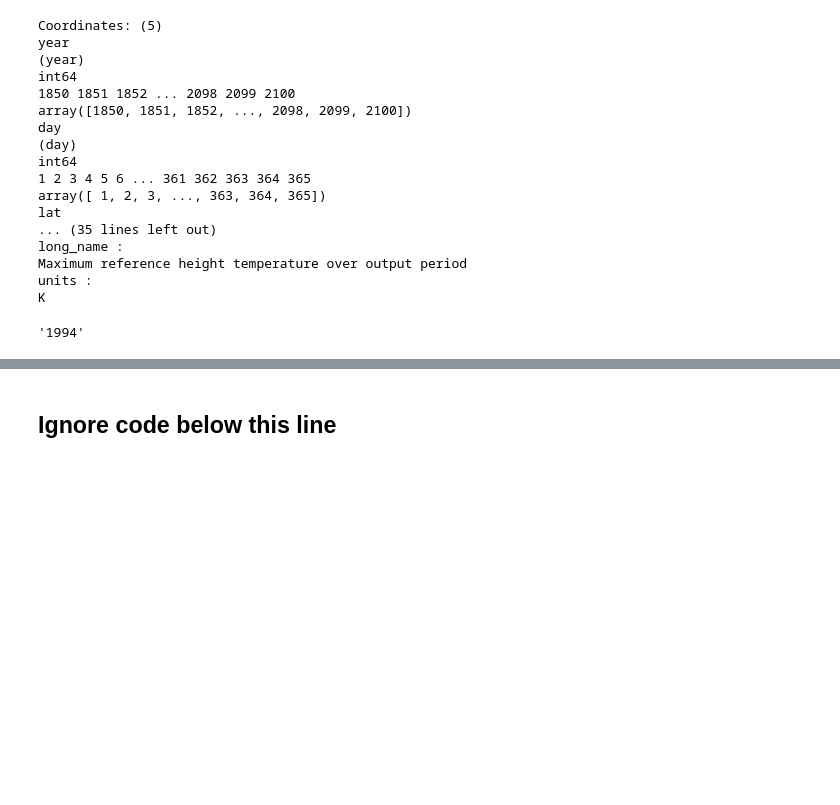
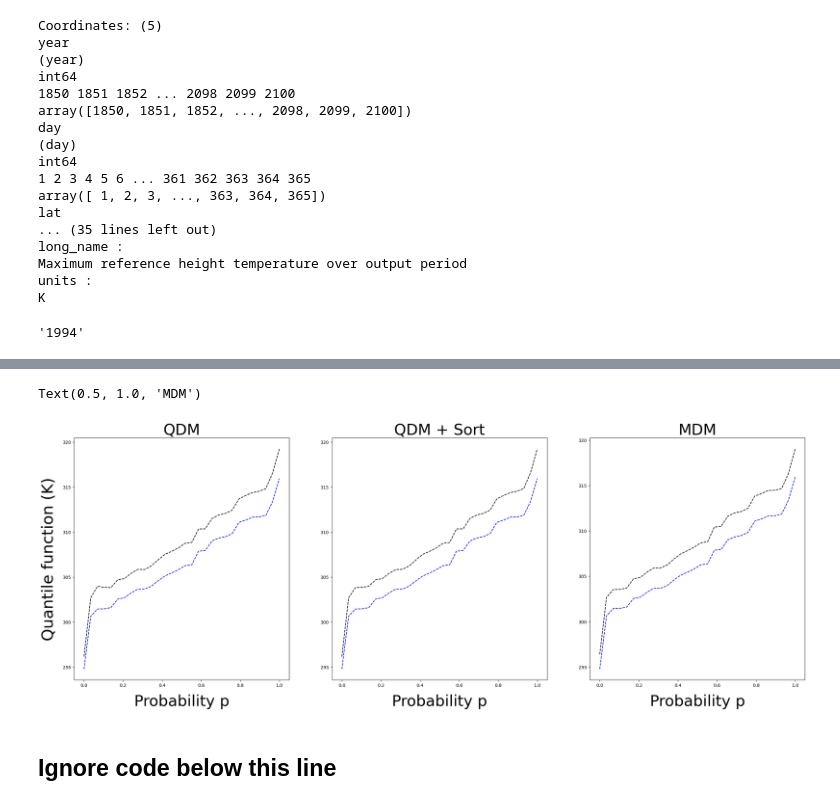
Before and after one commit to hrhampapura/moment_delta_mapping, a Jupyter notebook: lens_analysis/notebooks/SGP.ipynb, the cells around one changed output, grey strips where cells are left out. Drawn from its saved outputs; the diff is of its cells as text; code cells hidden in the pictures; blank space fills up the shorter version.

```diff
--- a/lens_analysis/notebooks/SGP.ipynb
+++ b/lens_analysis/notebooks/SGP.ipynb
@@ -528,3 +559,0 @@ Wall time: 440 ms
-# %%
-qsgp_qdm =  implement_qdm(qsgp_obs,qsgp_cur.sel(day=doy).values,qsgp_eoc.sel(day=doy).values)
-qsgp_qdm
@@ -566,0 +603,31 @@ Wall time: 222 ms
+# %%
+%%time
+# Plot the 3 figures as a 3-panel plot
+# Setting up the figure and subplots
+fig, axs = plt.subplots(1, 3, figsize=(30, 10)) # 3 plots - side by side
+
+#Plot for QDM
+axs[0].plot(quants,qsgp_obs.sel(day=doy),'b--', label ='Current:Obs')
+# axs[0].plot(quants,qsgp_eoc.sel(day=doy),color= 'orange', label='EOC: model')
+# axs[0].plot(quants,qsgp_cur.sel(day=doy), color='blue',label ='Current: model')
+axs[0].plot(quants,qsgp_qdm.sel(day=doy),'k--',label='QDM')
+axs[0].set_ylabel('Quantile function (K)',fontweight=500,fontsize=36,labelpad=15)
+axs[0].set_xlabel('Probability p',fontweight=500,fontsize=35,labelpad=15)
+axs[0].set_title('QDM',fontweight=500,fontsize=35)
+
+#Plot for QDM + sort
+axs[1].plot(quants,qsgp_obs.sel(day=doy),'b--', label ='Current:Obs')
+# axs[1].plot(quants,qsgp_eoc.sel(day=doy),color= 'orange', label='EOC: model')
+# axs[1].plot(quants,qsgp_cur.sel(day=doy), color='blue',label ='Current: model')
+axs[1].plot(quants,qsgp_sqdm.sel(day=doy),'k--',label='QDM + Sort')
+axs[1].set_xlabel('Probability p',fontweight=500,fontsize=35,labelpad=15)
+axs[1].set_title('QDM + Sort',fontweight=500,fontsize=35)
+
+#Plot for MDM
+axs[2].plot(quants,qsgp_obs.sel(day=doy),'b--', label ='Current:Obs')
+# axs[2].plot(quants,qsgp_eoc.sel(day=doy),color= 'orange', label='EOC: model')
+# axs[2].plot(quants,qsgp_cur.sel(day=doy), color='blue',label ='Current: model')
+axs[2].plot(quants,qsgp_mdm.sel(day=doy),'k--',label='MDM')
+axs[2].set_xlabel('Probability p',fontweight=500,fontsize=35,labelpad=15)
+axs[2].set_title('MDM',fontweight=500,fontsize=35)
+# %% [output]
@@ -567,3 +636,5 @@ Wall time: 222 ms
+Text(0.5, 1.0, 'MDM')
+[figure, added]
 # %% [markdown]
 ## Ignore code below this line
 # %% [markdown]
```
Also changed, not shown: parts of 61 cells of this notebook.
